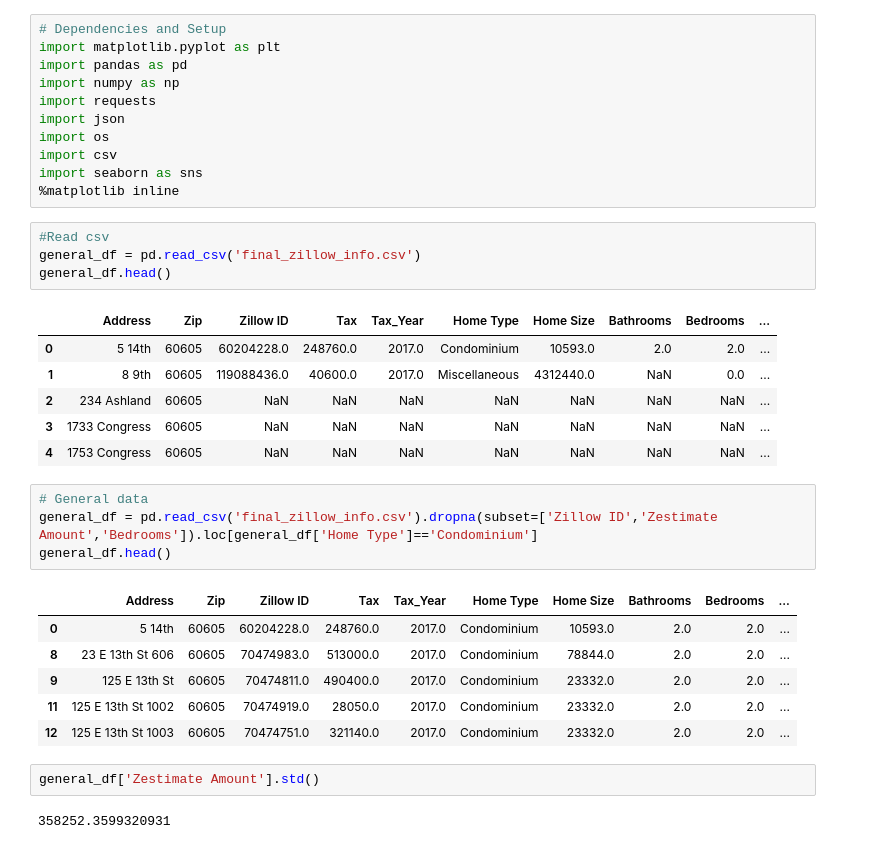
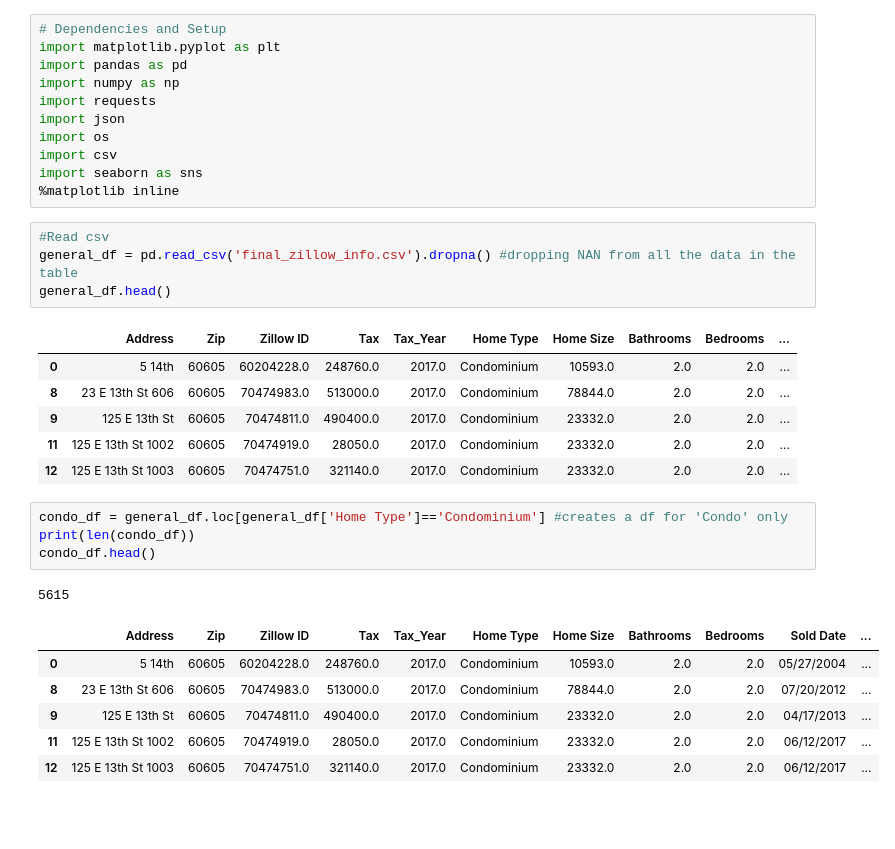
Before and after one commit to FeLowe/NW-Bootcamp-Projects, a Jupyter notebook: analysis.ipynb, the cells around one changed output. Saved outputs shown, nothing was run; the diff lists cells and outputs as text; blank space fills up the shorter version.

```diff
--- a/analysis.ipynb
+++ b/analysis.ipynb
@@ -11,27 +11,24 @@ import seaborn as sns
 %matplotlib inline
 # %%
 #Read csv
-general_df = pd.read_csv('final_zillow_info.csv')
+general_df = pd.read_csv('final_zillow_info.csv').dropna() #dropping NAN from all the data in the table
 general_df.head()
 # %% [output]
 |  | Address | Zip | Zillow ID | Tax | Tax_Year | Home Type | Home Size | Bathrooms | Bedrooms | ... |
 | 0 | 5 14th | 60605 | 60204228.0 | 248760.0 | 2017.0 | Condominium | 10593.0 | 2.0 | 2.0 | ... |
-| 1 | 8 9th | 60605 | 119088436.0 | 40600.0 | 2017.0 | Miscellaneous | 4312440.0 | NaN | 0.0 | ... |
-| 2 | 234 Ashland | 60605 | NaN | NaN | NaN | NaN | NaN | NaN | NaN | ... |
-| 3 | 1733 Congress | 60605 | NaN | NaN | NaN | NaN | NaN | NaN | NaN | ... |
-| 4 | 1753 Congress | 60605 | NaN | NaN | NaN | NaN | NaN | NaN | NaN | ... |
+| 8 | 23 E 13th St 606 | 60605 | 70474983.0 | 513000.0 | 2017.0 | Condominium | 78844.0 | 2.0 | 2.0 | ... |
+| 9 | 125 E 13th St | 60605 | 70474811.0 | 490400.0 | 2017.0 | Condominium | 23332.0 | 2.0 | 2.0 | ... |
+| 11 | 125 E 13th St 1002 | 60605 | 70474919.0 | 28050.0 | 2017.0 | Condominium | 23332.0 | 2.0 | 2.0 | ... |
+| 12 | 125 E 13th St 1003 | 60605 | 70474751.0 | 321140.0 | 2017.0 | Condominium | 23332.0 | 2.0 | 2.0 | ... |
-# %%
-# General data
-general_df = pd.read_csv('final_zillow_info.csv').dropna(subset=['Zillow ID','Zestimate Amount','Bedrooms']).loc[general_df['Home Type']=='Condominium']
-general_df.head()
-# %% [output]
-|  | Address | Zip | Zillow ID | Tax | Tax_Year | Home Type | Home Size | Bathrooms | Bedrooms | ... |
-| 0 | 5 14th | 60605 | 60204228.0 | 248760.0 | 2017.0 | Condominium | 10593.0 | 2.0 | 2.0 | ... |
-| 8 | 23 E 13th St 606 | 60605 | 70474983.0 | 513000.0 | 2017.0 | Condominium | 78844.0 | 2.0 | 2.0 | ... |
-| 9 | 125 E 13th St | 60605 | 70474811.0 | 490400.0 | 2017.0 | Condominium | 23332.0 | 2.0 | 2.0 | ... |
-| 11 | 125 E 13th St 1002 | 60605 | 70474919.0 | 28050.0 | 2017.0 | Condominium | 23332.0 | 2.0 | 2.0 | ... |
-| 12 | 125 E 13th St 1003 | 60605 | 70474751.0 | 321140.0 | 2017.0 | Condominium | 23332.0 | 2.0 | 2.0 | ... |
-# %%
-general_df['Zestimate Amount'].std()
-# %% [output]
-358252.3599320931
+# %%
+condo_df = general_df.loc[general_df['Home Type']=='Condominium'] #creates a df for 'Condo' only
+print(len(condo_df))
+condo_df.head()
+# %% [output]
+5615
+|  | Address | Zip | Zillow ID | Tax | Tax_Year | Home Type | Home Size | Bathrooms | Bedrooms | Sold Date | ... |
+| 0 | 5 14th | 60605 | 60204228.0 | 248760.0 | 2017.0 | Condominium | 10593.0 | 2.0 | 2.0 | 05/27/2004 | ... |
+| 8 | 23 E 13th St 606 | 60605 | 70474983.0 | 513000.0 | 2017.0 | Condominium | 78844.0 | 2.0 | 2.0 | 07/20/2012 | ... |
+| 9 | 125 E 13th St | 60605 | 70474811.0 | 490400.0 | 2017.0 | Condominium | 23332.0 | 2.0 | 2.0 | 04/17/2013 | ... |
+| 11 | 125 E 13th St 1002 | 60605 | 70474919.0 | 28050.0 | 2017.0 | Condominium | 23332.0 | 2.0 | 2.0 | 06/12/2017 | ... |
+| 12 | 125 E 13th St 1003 | 60605 | 70474751.0 | 321140.0 | 2017.0 | Condominium | 23332.0 | 2.0 | 2.0 | 06/12/2017 | ... |
```
Also changed, not shown: parts of 7 cells of this notebook, 5 other files.
